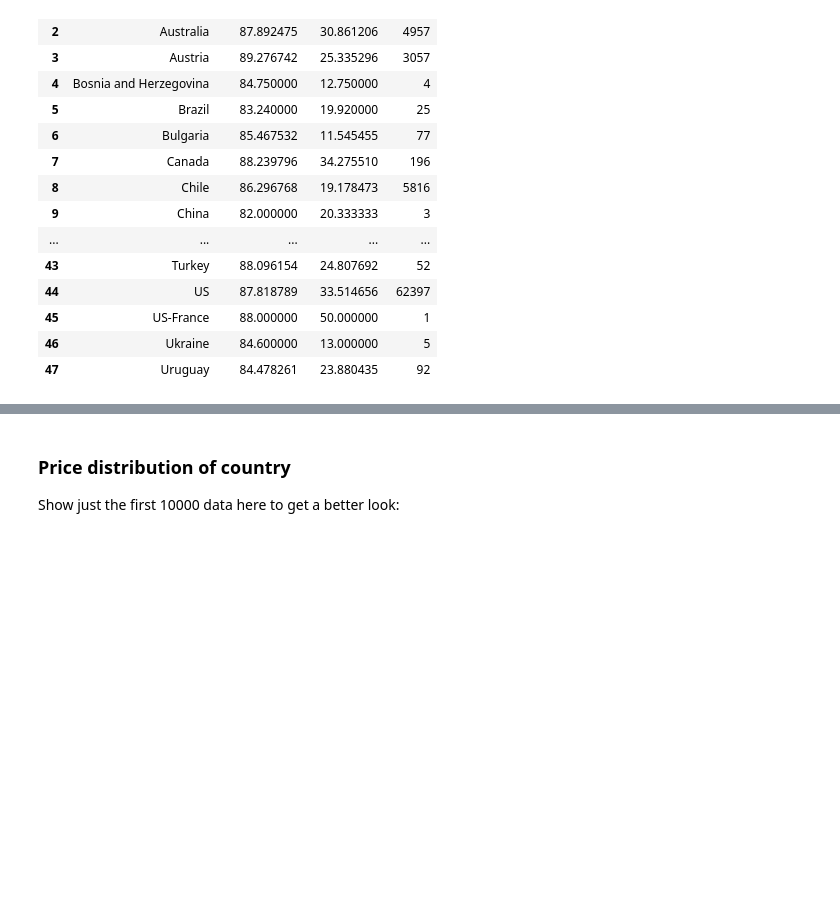
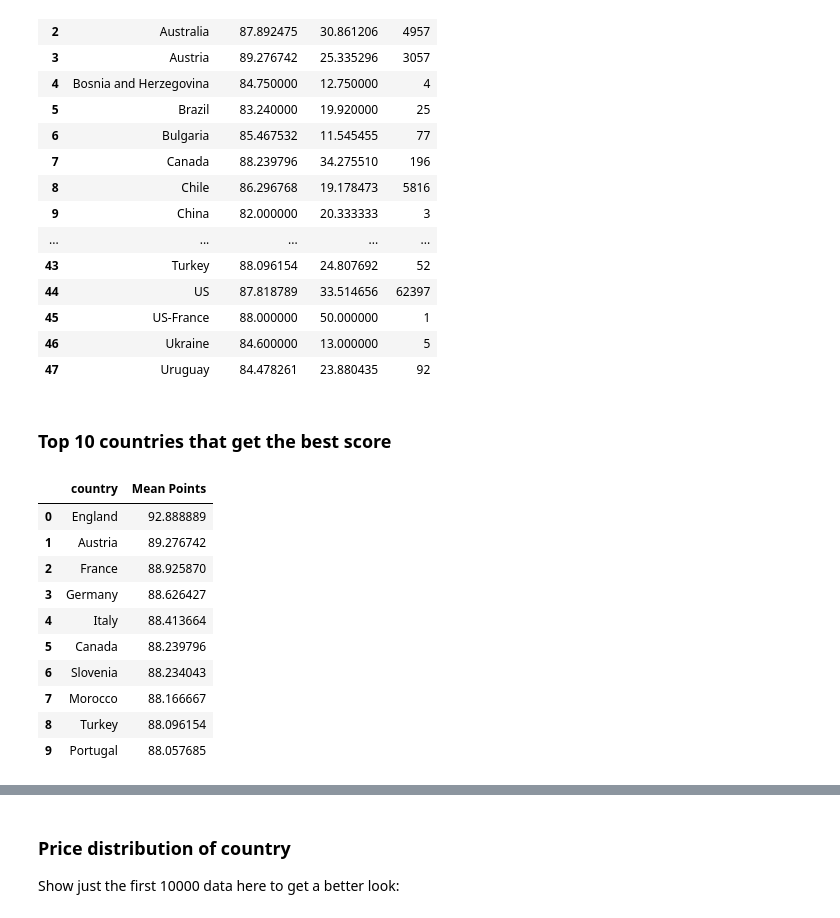
Before and after one commit to jwang0306/fundamentals-data-analytics, a Jupyter notebook: HW1/FDA_HW1.ipynb, the cells around one changed output, grey strips where cells are left out. Drawn from its saved outputs; the diff is of its cells as text; code cells hidden in the pictures; blank space fills up the shorter version.

```diff
--- a/HW1/FDA_HW1.ipynb
+++ b/HW1/FDA_HW1.ipynb
@@ -247,3 +235,20 @@ data.reset_index()
 | 45 | US-France | 88.000000 | 50.000000 | 1 |
 | 46 | Ukraine | 84.600000 | 13.000000 | 5 |
 | 47 | Uruguay | 84.478261 | 23.880435 | 92 |
+# %% [markdown]
+### Top 10 countries that get the best score
+# %%
+temp = data.sort_values(by=['Mean Points'],ascending=False).drop(['Mean Price', '#Wine'], axis=1).head(10)
+temp.reset_index()
+# %% [output]
+|  | country | Mean Points |
+| 0 | England | 92.888889 |
+| 1 | Austria | 89.276742 |
+| 2 | France | 88.925870 |
+| 3 | Germany | 88.626427 |
+| 4 | Italy | 88.413664 |
+| 5 | Canada | 88.239796 |
+| 6 | Slovenia | 88.234043 |
+| 7 | Morocco | 88.166667 |
+| 8 | Turkey | 88.096154 |
+| 9 | Portugal | 88.057685 |
```
Also changed, not shown: parts of 13 cells of this notebook.
